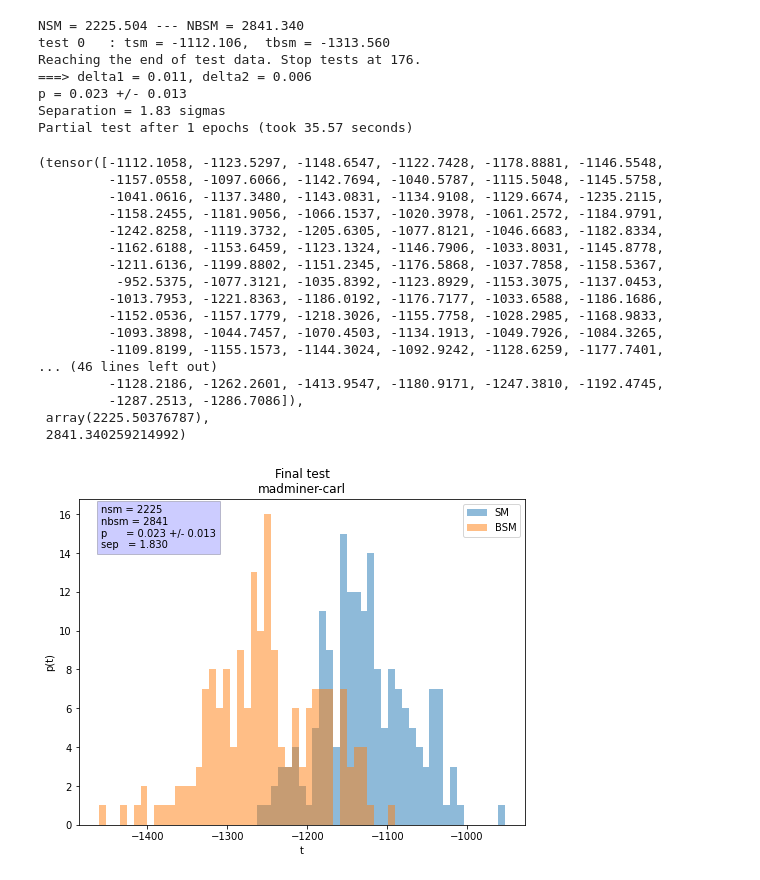
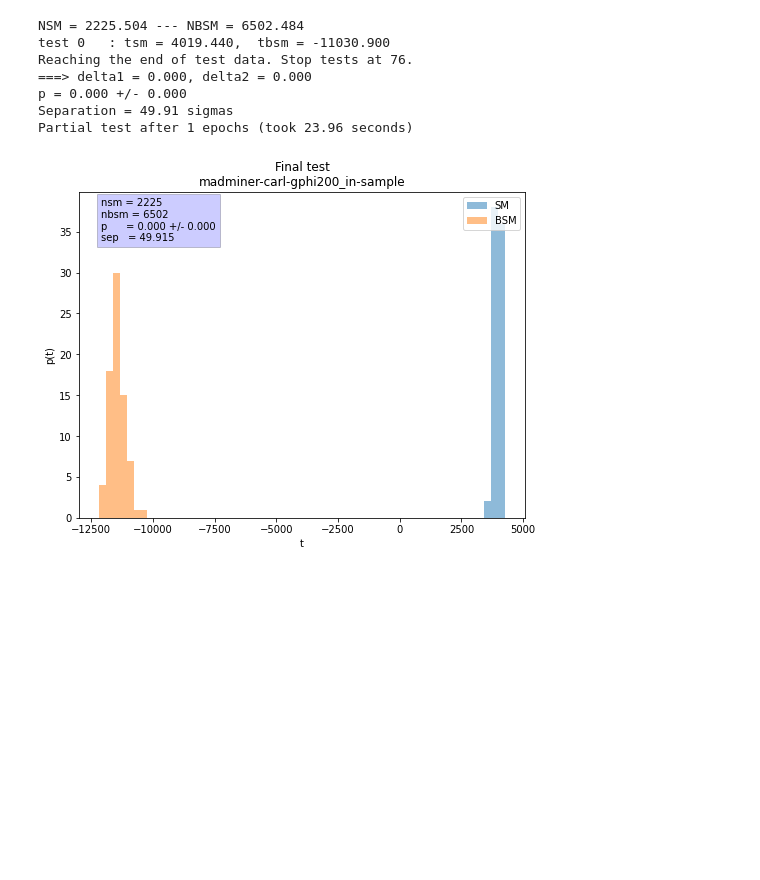
Before and after one commit to johannbrehmer/madminer, a Jupyter notebook: examples/tutorial_particle_physics/TestEstimator.ipynb, the cells around one changed output. Saved outputs shown, nothing was run; the diff lists cells and outputs as text; code cells hidden in the pictures; blank space fills up the shorter version.

```diff
--- a/examples/tutorial_particle_physics/TestEstimator.ipynb
+++ b/examples/tutorial_particle_physics/TestEstimator.ipynb
@@ -1,7 +1,7 @@
 # %%
 from OurTrainingTools import *
 
-def test_model(madminermodel, test_input_sm, test_input_bsm, epochs, e, n_meas, pm, verbose_t=True, verbose_period_t=1e5):
+def test_model(madminermodel, test_input_sm, test_input_bsm, epochs, e, n_meas, pm, verbose_t=True, verbose_period_t=1e5, title=''):
 
         def compute_t(madminermodel, nev, counter, test_input):
             n_gen = 0
@@ -19,7 +19,7 @@ def test_model(madminermodel, test_input_sm, test_input_bsm, epochs, e, n_meas,
                                             np.array([0.]))[0][0])
             log_ratio = torch.tensor(log_ratio)
             #ratio = 1./ratio
-            log_ratio = -log_ratio
+            #log_ratio = log_ratio
             out  = 2 * (NBSM - NSM - (log_ratio+torch.log(torch.tensor(NBSM/NSM))).sum(0))
             return out, int(counter+n_gen)
 
@@ -68,7 +68,7 @@ def test_model(madminermodel, test_input_sm, test_input_bsm, epochs, e, n_meas,
         if verbose_t:
             print('p = %.3f +/- %.3f' %(p, deltap))
             print('Separation = %.2f sigmas'%(sep))
-            training_properties = 'madminer-carl'
+            training_properties = '/toydata/madminer-carl-'+title
             plot_histogram(tsm, tbsm, int(NSM), int(NBSM), p, deltap, sep, epochs, e,
                                 training_properties, results_path)
             print('Partial test after %d epochs (took %.2f seconds)\n'
@@ -169,48 +170,38 @@ Partial test after 1 epochs (took 39.68 seconds)
 # %%
 f.close()
 # %%
-f = h5py.File('gphi_toydata_test_indata.h5', 'r')
+f = h5py.File(os.getcwd()+'/toydata/gphi_toydata_test_200_in.h5', 'r')
 Data = np.array(f['Data'])
 Labels = np.array(f['Labels'])
 NSM = np.array(f['NSM'])
 NBSMList = np.array(f['NBSMList'])
 
 NBSM = NBSMList[0]
 
 n_epochs = int(1e2)
 results_path = os.getcwd()
 
 Idx_test = torch.randperm(len(Data))
 Data_test = torch.Tensor(Data[Idx_test])
 Label_test = torch.Tensor(Labels[Idx_test])
 
-from madminer import ParameterizedRatioEstimator
-from madminer.ml.morphing_aware import MorphingAwareRatioEstimator
+estimator = MorphingAwareRatioEstimator(
+    morphing_setup_filename=os.getcwd()+'/data/setup.h5',
+    n_hidden=(60,60),
+    activation="tanh",
+)
 
-test_model(estimator, Data_test[Label_test==0, :], Data_test[Label_test==1, :], 1, 1, 4000, 'plus', verbose_t=True, verbose_period_t=1e5)
+estimator.load(os.getcwd()+'/models/carl')
+
+test_model(estimator, Data_test[Label_test==0, :], Data_test[Label_test==1, :], 1, 1, 4000, 'plus',
+          verbose_t=True, verbose_period_t=1e5, title='gphi200_in-sample')
+f.close()
 # %% [output]
-NSM = 2225.504 --- NBSM = 2841.340
-test 0   : tsm = -1112.106,  tbsm = -1313.560
-Reaching the end of test data. Stop tests at 176.
-===> delta1 = 0.011, delta2 = 0.006
-p = 0.023 +/- 0.013
-Separation = 1.83 sigmas
-Partial test after 1 epochs (took 35.57 seconds)
+NSM = 2225.504 --- NBSM = 6502.484
+test 0   : tsm = 4019.440,  tbsm = -11030.900
+Reaching the end of test data. Stop tests at 76.
+===> delta1 = 0.000, delta2 = 0.000
+p = 0.000 +/- 0.000
+Separation = 49.91 sigmas
+Partial test after 1 epochs (took 23.96 seconds)
-(tensor([-1112.1058, -1123.5297, -1148.6547, -1122.7428, -1178.8881, -1146.5548,
-         -1157.0558, -1097.6066, -1142.7694, -1040.5787, -1115.5048, -1145.5758,
-         -1041.0616, -1137.3480, -1143.0831, -1134.9108, -1129.6674, -1235.2115,
-         -1158.2455, -1181.9056, -1066.1537, -1020.3978, -1061.2572, -1184.9791,
-         -1242.8258, -1119.3732, -1205.6305, -1077.8121, -1046.6683, -1182.8334,
-         -1162.6188, -1153.6459, -1123.1324, -1146.7906, -1033.8031, -1145.8778,
-         -1211.6136, -1199.8802, -1151.2345, -1176.5868, -1037.7858, -1158.5367,
-          -952.5375, -1077.3121, -1035.8392, -1123.8929, -1153.3075, -1137.0453,
-         -1013.7953, -1221.8363, -1186.0192, -1176.7177, -1033.6588, -1186.1686,
-         -1152.0536, -1157.1779, -1218.3026, -1155.7758, -1028.2985, -1168.9833,
-         -1093.3898, -1044.7457, -1070.4503, -1134.1913, -1049.7926, -1084.3265,
-         -1109.8199, -1155.1573, -1144.3024, -1092.9242, -1128.6259, -1177.7401,
-... (46 lines left out)
-         -1128.2186, -1262.2601, -1413.9547, -1180.9171, -1247.3810, -1192.4745,
-         -1287.2513, -1286.7086]),
- array(2225.50376787),
- 2841.340259214992)
-[figure, old version]
+[figure, new version]
```
Also changed, not shown: parts of 18 cells of this notebook, 6 other files.
